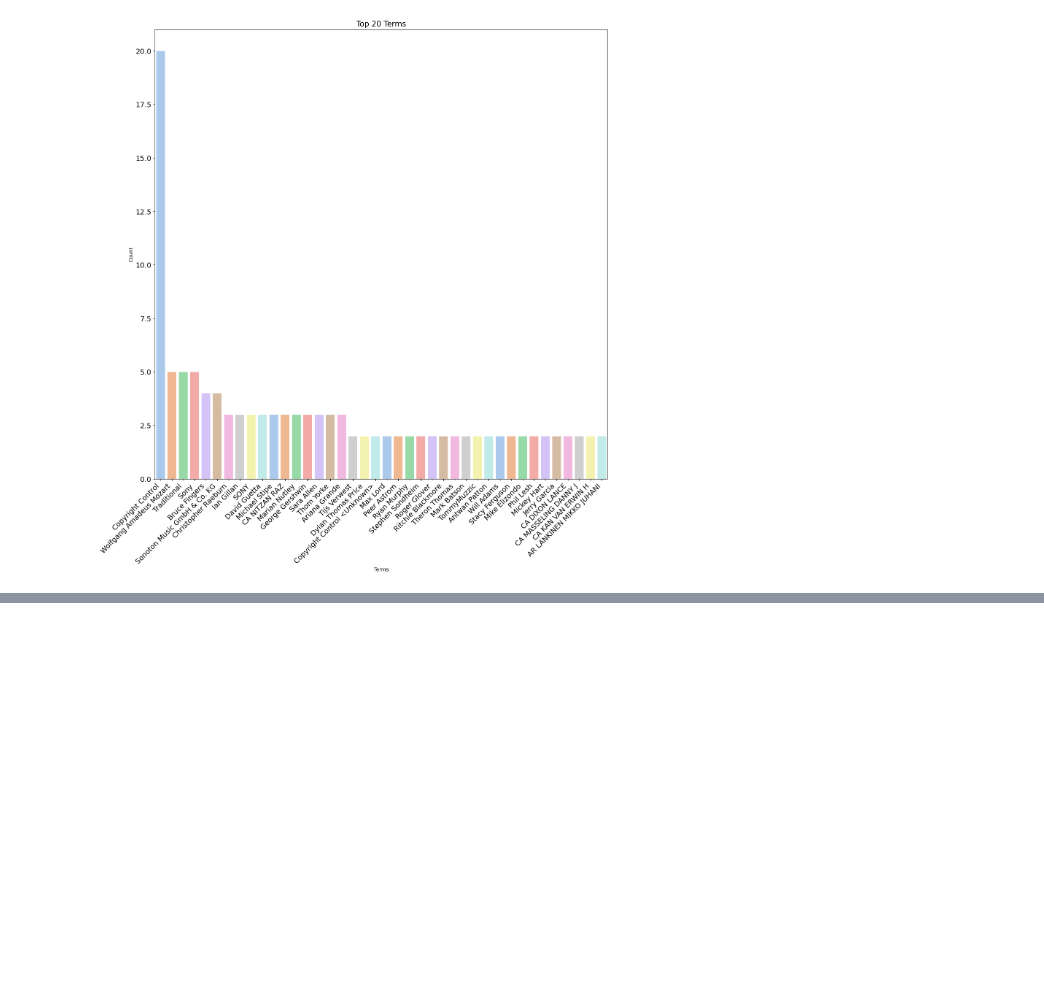
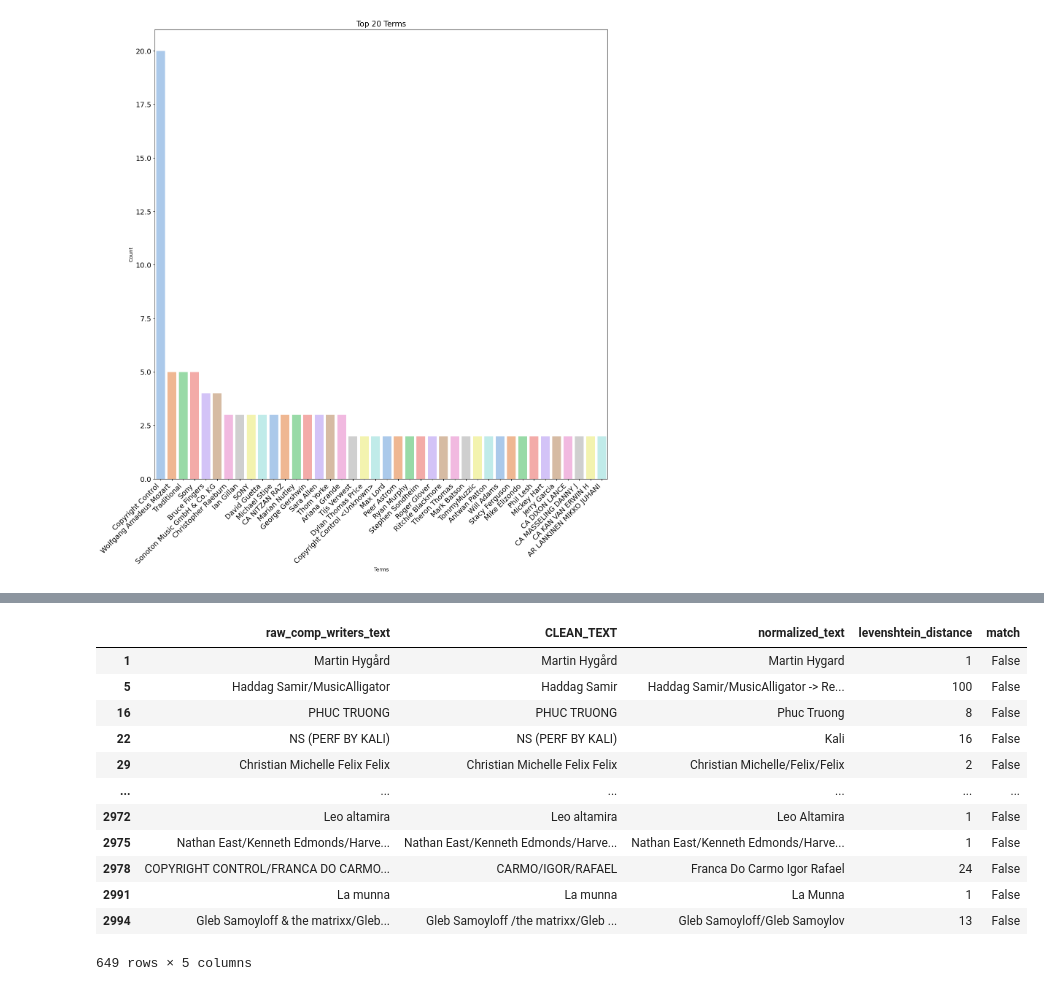
Before and after one commit to AggelosTh/Text-normalization, a Jupyter notebook: text_normalization.ipynb, the cells around one changed output, grey strips where cells are left out. Drawn from its saved outputs; the diff is of its cells as text; code cells hidden in the pictures; blank space fills up the shorter version.

```diff
--- a/text_normalization.ipynb
+++ b/text_normalization.ipynb
@@ -216,0 +245,17 @@ print(accuracy)
+# %%
+# Show cases where the normalized text doesn't match with the raw text
+df.loc[df['match'] == False]
+# %% [output]
+|  | raw_comp_writers_text | CLEAN_TEXT | normalized_text | levenshtein_distance | match |
+| 1 | Martin Hygård | Martin Hygård | Martin Hygard | 1 | False |
+| 5 | Haddag Samir/MusicAlligator | Haddag Samir | Haddag Samir/MusicAlligator -> Re... | 100 | False |
+| 16 | PHUC TRUONG | PHUC TRUONG | Phuc Truong | 8 | False |
+| 22 | NS (PERF BY KALI) | NS (PERF BY KALI) | Kali | 16 | False |
+| 29 | Christian Michelle Felix Felix | Christian Michelle Felix Felix | Christian Michelle/Felix/Felix | 2 | False |
+| ... | ... | ... | ... | ... | ... |
+| 2972 | Leo altamira | Leo altamira | Leo Altamira | 1 | False |
+| 2975 | Nathan East/Kenneth Edmonds/Harve... | Nathan East/Kenneth Edmonds/Harve... | Nathan East/Kenneth Edmonds/Harve... | 1 | False |
+| 2978 | COPYRIGHT CONTROL/FRANCA DO CARMO... | CARMO/IGOR/RAFAEL | Franca Do Carmo Igor Rafael | 24 | False |
+| 2991 | La munna | La munna | La Munna | 1 | False |
+| 2994 | Gleb Samoyloff & the matrixx/Gleb... | Gleb Samoyloff /the matrixx/Gleb ... | Gleb Samoyloff/Gleb Samoylov | 13 | False |
+649 rows × 5 columns
```
Also changed, not shown: parts of 8 cells of this notebook.
